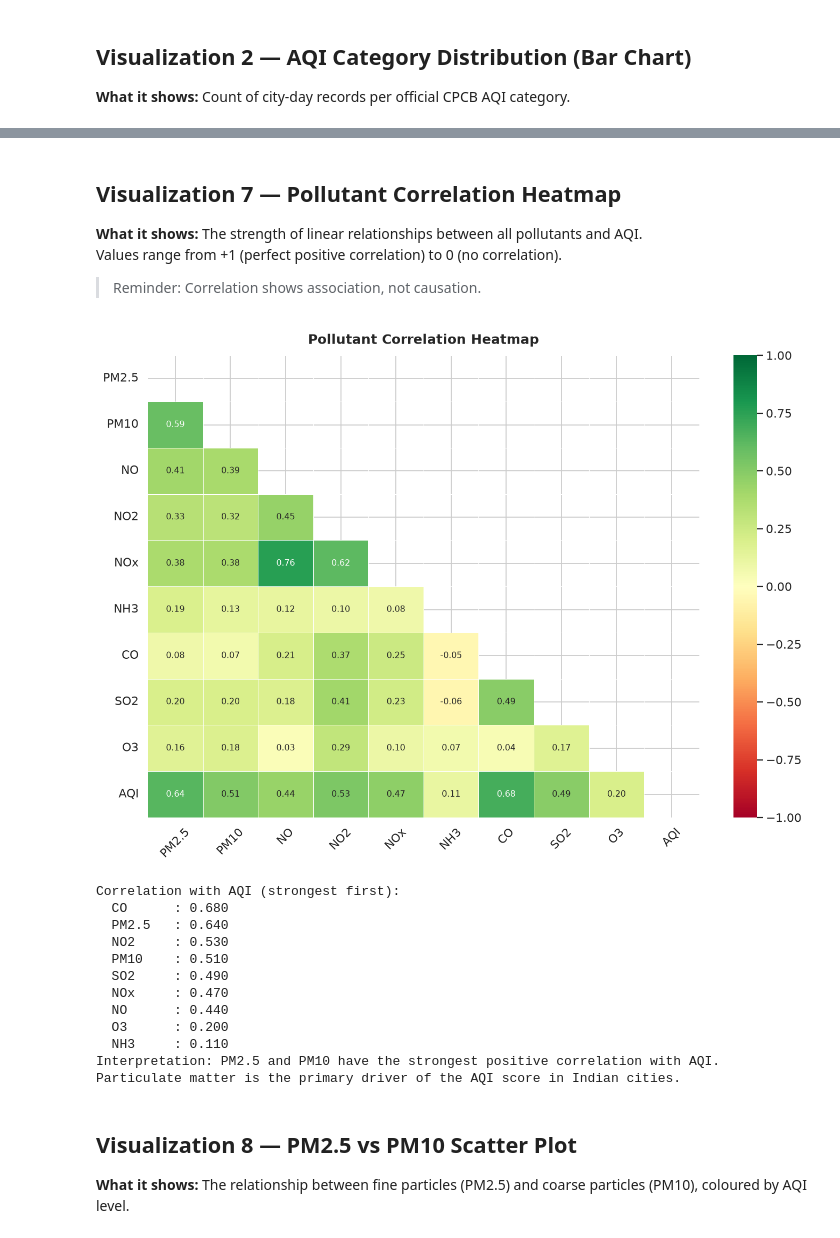
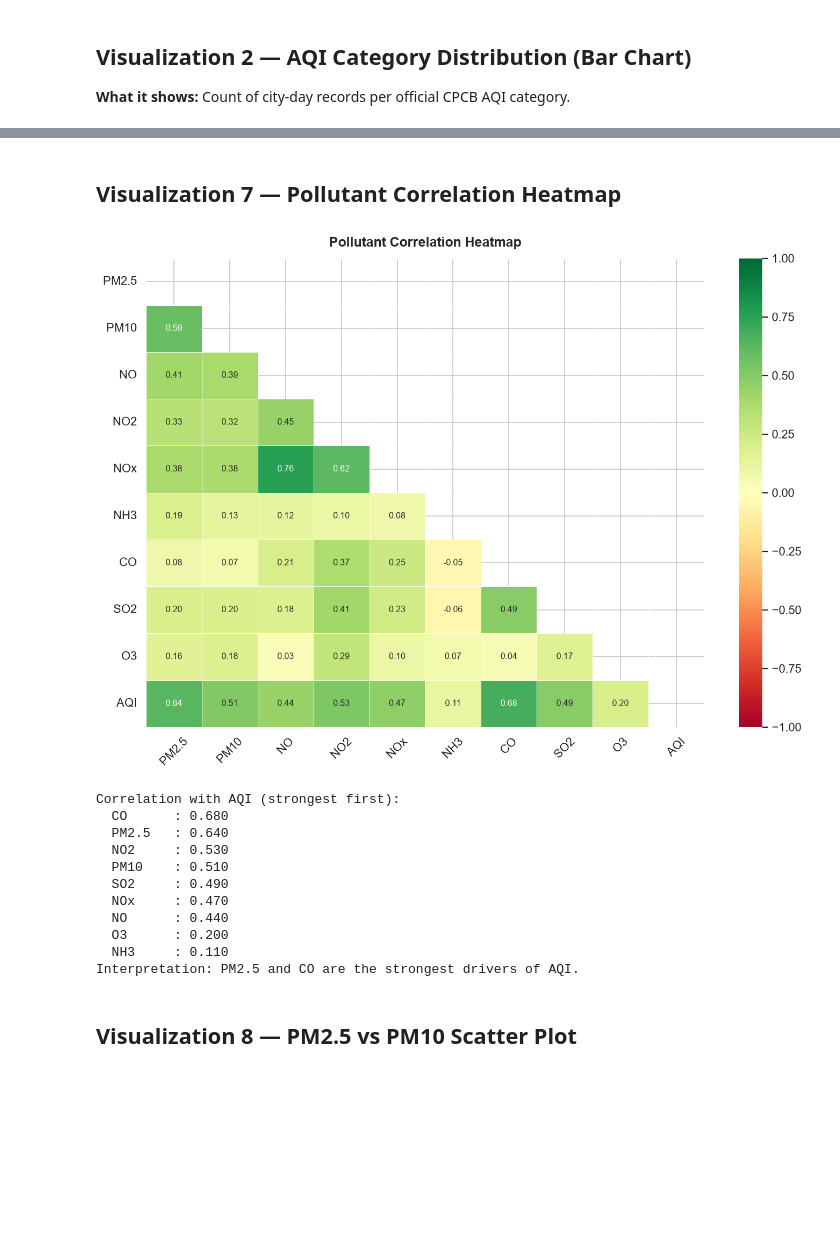
Before and after one commit to omkarrkr/DEV-AAT-SDG11-Air-Quality-Analysis, a Jupyter notebook: notebooks/SDG11_Air_Quality_Analysis.ipynb, the cells around one changed output, grey strips where cells are left out. Drawn from its saved outputs; the diff is of its cells as text; code cells hidden in the pictures; blank space fills up the shorter version.

```diff
--- a/notebooks/SDG11_Air_Quality_Analysis.ipynb
+++ b/notebooks/SDG11_Air_Quality_Analysis.ipynb
@@ -604,8 +930,7 @@ Note: 2020 covers only January–July, so the lower value may partly reflect sea
 # %%
-year_avg = df.groupby('Year')['AQI'].mean().round(1)
+year_avg = df_cleaned.groupby('Year')['AQI'].mean().round(1)
 
 fig, ax = plt.subplots(figsize=(11, 5))
-
 ax.plot(year_avg.index, year_avg.values, marker='o', color='steelblue',
         linewidth=2.5, markersize=9, zorder=3, label='Mean AQI')
 ax.fill_between(year_avg.index, year_avg.values, alpha=0.12, color='steelblue')
@@ -614,13 +939,9 @@ for yr, val in year_avg.items():
     ax.annotate(f'{val}', (yr, val), textcoords='offset points',
                 xytext=(0, 12), ha='center', fontsize=10, fontweight='bold')
 
-# Mark 2020 as partial year
 ax.axvline(2020, color='darkorange', linestyle='--', linewidth=1.3, alpha=0.8)
-ax.text(2020.05, year_avg.max() * 1.01, '2020\n(Jan–Jul only)',
-        fontsize=8.5, color='darkorange')
-
-# AQI reference bands
-ax.axhspan(0,   100, alpha=0.04, color='green')
+ax.text(2020.05, year_avg.max() * 1.01, '2020\n(Jan–Jul only)', fontsize=8.5, color='darkorange')
+ax.axhspan(0, 100, alpha=0.04, color='green')
 ax.axhspan(100, 200, alpha=0.04, color='yellow')
 ax.axhspan(200, 400, alpha=0.04, color='orange')
 
@@ -629,12 +950,10 @@ ax.set_xlabel('Year', fontsize=11)
 ax.set_ylabel('Average AQI', fontsize=11)
 ax.set_xticks(year_avg.index)
 ax.legend(fontsize=10)
-
 plt.tight_layout()
 plt.savefig(os.path.join(GRAPH_DIR, 'yearly_aqi_trend.png'))
 plt.show()
 
-print("Interpretation: There is a general downward trend from 2015 to 2020.")
-print("However, 2020 must be interpreted cautiously — it covers only Jan–Jul")
-print("and the COVID-19 lockdown reduced industrial and vehicle emissions significantly.")
+print('Interpretation: General downward trend from 2015 to 2020.')
+print('2020 must be read with caution — partial year + COVID-19 lockdown effect.')
 # %% [output]
@@ -695,44 +1002,27 @@ Monsoon months (Jun–Aug) show the lowest AQI as rain washes particles from the
 # %% [markdown]
 ## Visualization 7 — Pollutant Correlation Heatmap
-
-**What it shows:** The strength of linear relationships between all pollutants and AQI.
-Values range from +1 (perfect positive correlation) to 0 (no correlation).
-> Reminder: Correlation shows association, not causation.
 # %%
 corr_cols   = ['PM2.5', 'PM10', 'NO', 'NO2', 'NOx', 'NH3', 'CO', 'SO2', 'O3', 'AQI']
-corr_matrix = df[corr_cols].corr().round(2)
-
-# Lower triangle mask
-mask = np.triu(np.ones_like(corr_matrix, dtype=bool))
+corr_matrix = df_cleaned[corr_cols].corr().round(2)
+mask        = np.triu(np.ones_like(corr_matrix, dtype=bool))
 
 fig, ax = plt.subplots(figsize=(11, 8))
-sns.heatmap(
-    corr_matrix,
-    mask=mask,
-    annot=True,
-    fmt='.2f',
-    cmap='RdYlGn',
-    vmin=-1, vmax=1,
-    linewidths=0.5,
-    ax=ax,
-    annot_kws={'size': 9}
-)
+sns.heatmap(corr_matrix, mask=mask, annot=True, fmt='.2f', cmap='RdYlGn',
+            vmin=-1, vmax=1, linewidths=0.5, ax=ax, annot_kws={'size': 9})
 ax.set_title('Pollutant Correlation Heatmap', fontsize=14, fontweight='bold', pad=12)
 ax.tick_params(axis='x', rotation=45)
 ax.tick_params(axis='y', rotation=0)
-
 plt.tight_layout()
 plt.savefig(os.path.join(GRAPH_DIR, 'pollutant_correlation_heatmap.png'))
 plt.show()
 
 aqi_corr = corr_matrix['AQI'].drop('AQI').sort_values(ascending=False)
-print("Correlation with AQI (strongest first):")
+print('Correlation with AQI (strongest first):')
 for col, val in aqi_corr.items():
-    print(f"  {col:<8}: {val:.3f}")
-print("Interpretation: PM2.5 and PM10 have the strongest positive correlation with AQI.")
-print("Particulate matter is the primary driver of the AQI score in Indian cities.")
+    print(f'  {col:<8}: {val:.3f}')
+print('Interpretation: PM2.5 and CO are the strongest drivers of AQI.')
 # %% [output]
-[figure, old version]
+[figure, new version]
 Correlation with AQI (strongest first):
   CO      : 0.680
   PM2.5   : 0.640
@@ -743,10 +1033,7 @@ Correlation with AQI (strongest first):
   NO      : 0.440
   O3      : 0.200
   NH3     : 0.110
-Interpretation: PM2.5 and PM10 have the strongest positive correlation with AQI.
-Particulate matter is the primary driver of the AQI score in Indian cities.
+Interpretation: PM2.5 and CO are the strongest drivers of AQI.
 # %% [markdown]
 ## Visualization 8 — PM2.5 vs PM10 Scatter Plot
-
-**What it shows:** The relationship between fine particles (PM2.5) and coarse particles (PM10), coloured by AQI level.
 # %%
```
Also changed, not shown: parts of 58 cells of this notebook, 13 other files.
